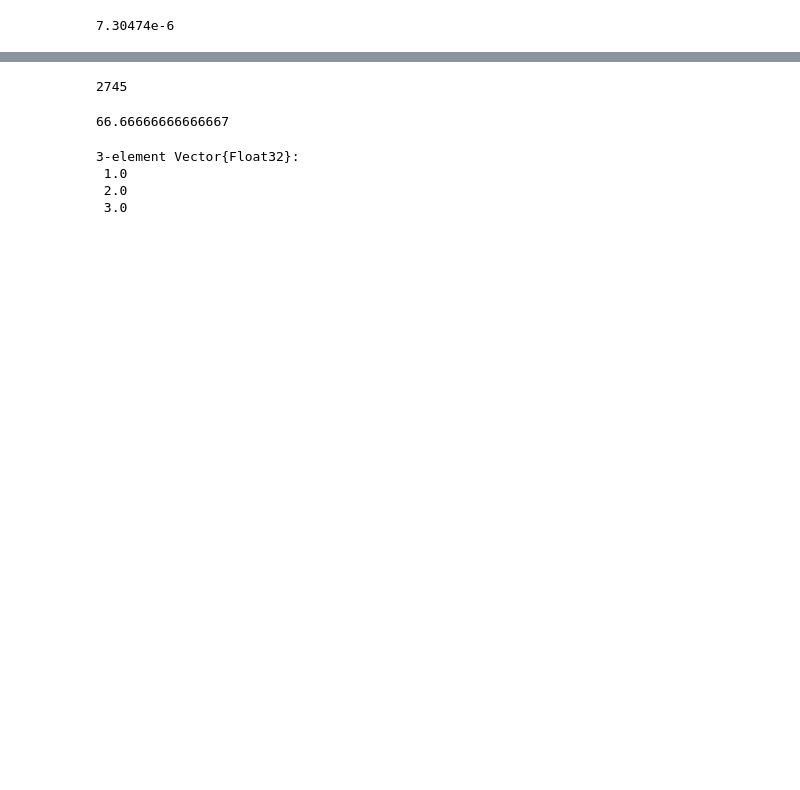
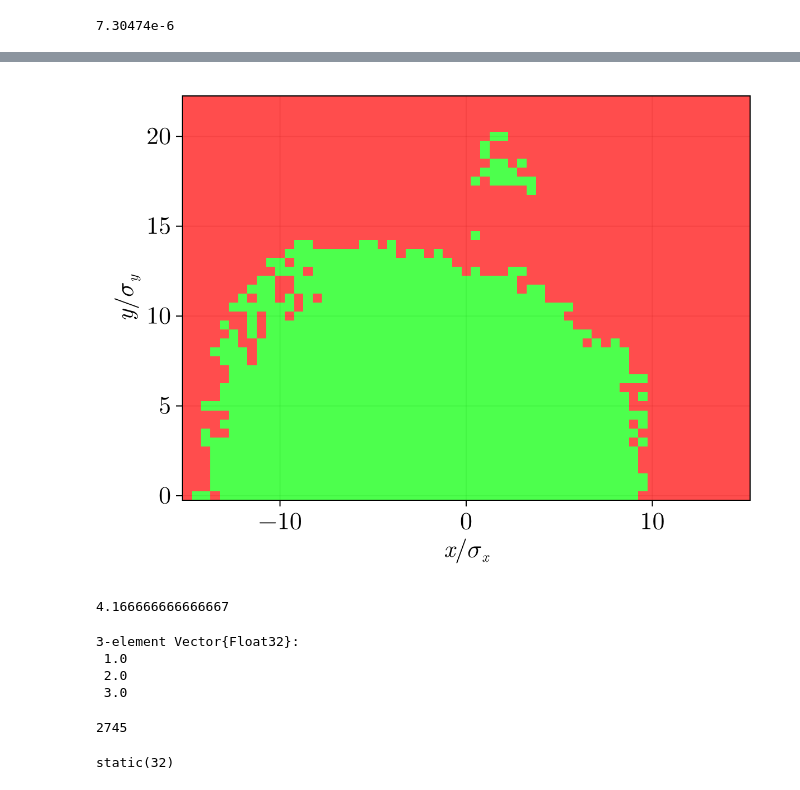
Before and after one commit to bmad-sim/SciBmad.jl, a Jupyter notebook: examples/dynamic-aperture.ipynb, the cells around one changed output, grey strips where cells are left out. Drawn from its saved outputs; the diff is of its cells as text; code cells hidden in the pictures; blank space fills up the shorter version.

```diff
--- a/examples/dynamic-aperture.ipynb
+++ b/examples/dynamic-aperture.ipynb
@@ -120,11 +126,19 @@ LoadError: TaskFailedException
 # %%
-N_particles
+# let's plot a grid now as test before pushing final
+# THIS IS 3 steps per element FOURTH ORDER YOSHIDA
+#x = b0.coords.v[:,1]
+#y = b0
+f2 = Figure(fontsize=22);#, size=(800,400));
+ax = Axis(f2[1, 1], xlabel=L"x/\sigma_x", ylabel=L"y/\sigma_y")
+#contour!(v0[:,1]./sig_x, v0[:,3]./sig_y, b0.coords.state; color=:black, linewidth=4)
+heatmap!(v0[:,1]./sig_x, v0[:,3]./sig_y, b0.coords.state; colormap=[RGBAf(0,1,0,0.7),RGBAf(1,0,0,0.7)])
+display(f2);
 # %% [output]
-2745
+[figure, added]
 # %%
-2*2000/60
+2.5*100/60
 # %% [output]
-66.66666666666667
+4.166666666666667
 # %%
 Float32.([1.,2.,3.])
 # %% [output]
@@ -132,3 +146,11 @@ Float32.([1.,2.,3.])
  1.0
  2.0
  3.0
+# %%
+N_particles
+# %% [output]
+2745
+# %%
+SciBmad.BeamTracking.REGISTER_SIZE
+# %% [output]
+static(32)
```
Also changed, not shown: parts of 10 cells of this notebook, 2 other files.
